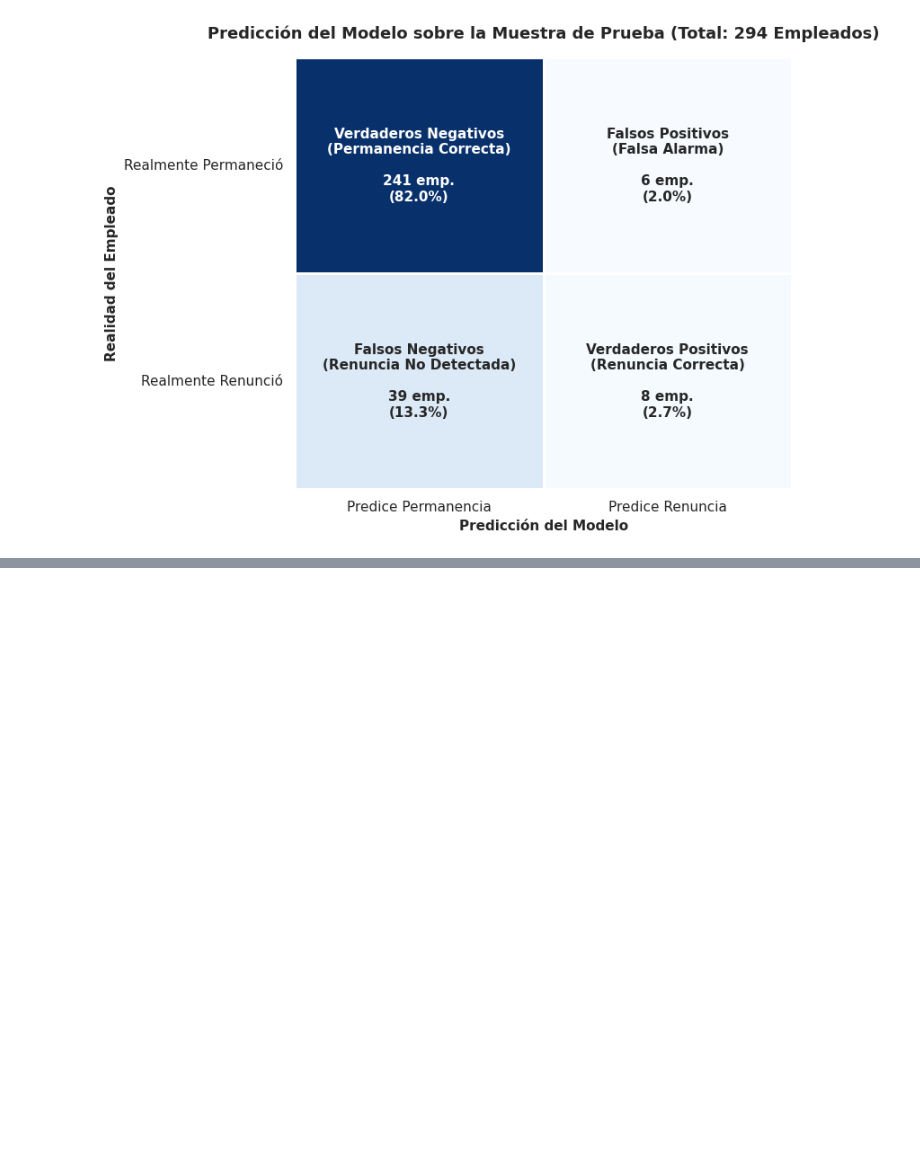
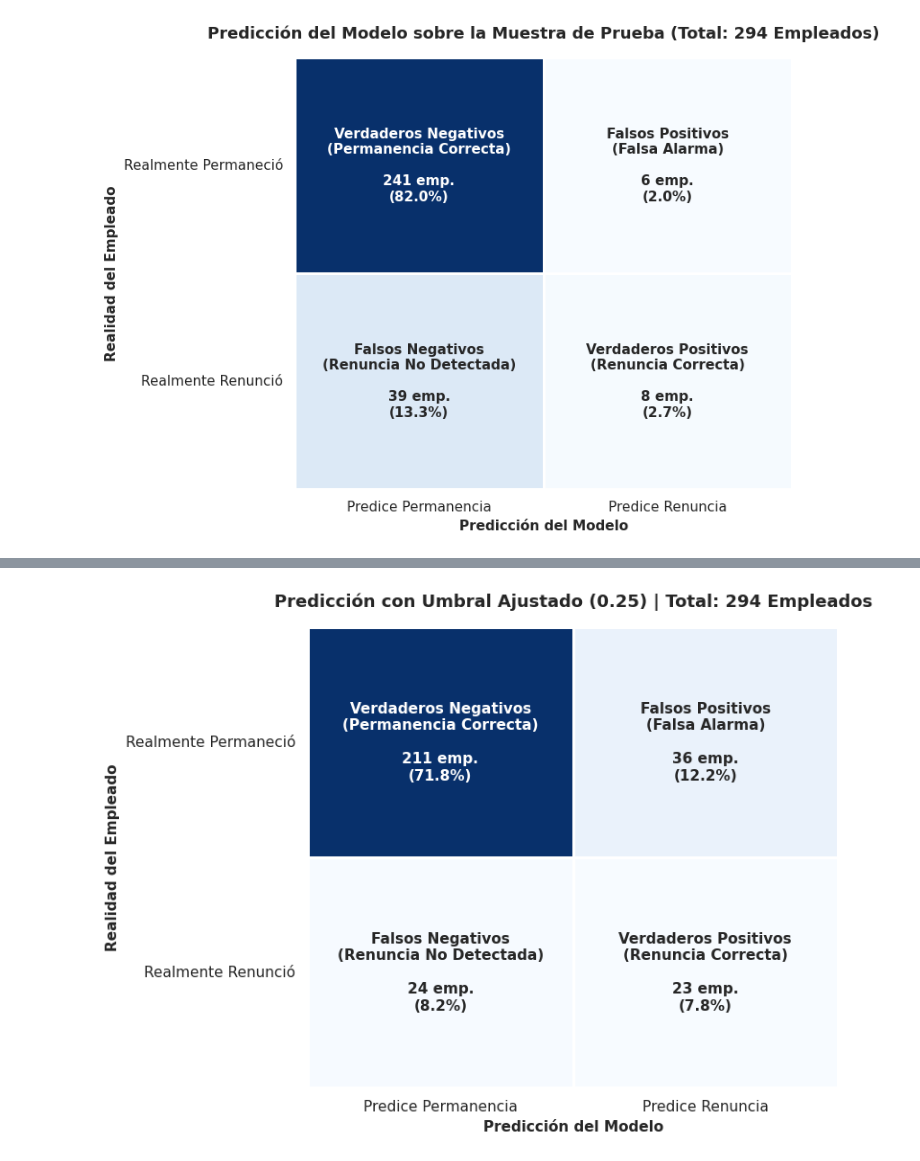
Before and after one commit to arieltunon74/Aprendizaje_Automatico_2026, a Jupyter notebook: Clase6/Notebooks/Clase_6__Video_Análisis_y_predicción_de_la_deserción_en_IBM_.ipynb, the cells around one changed output, grey strips where cells are left out. Saved outputs shown, nothing was run; the diff lists cells and outputs as text; code cells hidden in the pictures; blank space fills up the shorter version.

```diff
--- a/Clase6/Notebooks/Clase_6__Video_Análisis_y_predicción_de_la_deserción_en_IBM.ipynb
+++ b/Clase6/Notebooks/Clase_6__Video_Análisis_y_predicción_de_la_deserción_en_IBM_.ipynb
@@ -990,0 +1219,81 @@ plt.show()
+# %%
+import matplotlib.pyplot as plt
+import numpy as np
+import seaborn as sns
+from sklearn.metrics import confusion_matrix
+
+# ==========================================
+# 1. GENERAR PREDICCIONES CON EL NUEVO UMBRAL
+# ==========================================
+UMBRAL = 0.25  # Umbral personalizado para optimizar el Recall
+
+# Obtener las probabilidades predichas para la clase positiva (Attrition = 1)
+y_probs_logreg = model.predict_proba(X_test)[:, 1]
+
+# Aplicar la condición según el nuevo umbral
+y_pred_logreg_umbral = (y_probs_logreg >= UMBRAL).astype(int)
+
+# Calcular la matriz de confusión ajustada
+cm = confusion_matrix(y_test, y_pred_logreg_umbral)
+
+# ==========================================
+# 2. CONFIGURACIÓN DEL GRÁFICO
+# ==========================================
+plt.figure(figsize=(8, 6))
+sns.set_theme(style="whitegrid")
+
+group_names = [
+    "Verdaderos Negativos\n(Permanencia Correcta)",
+    "Falsos Positivos\n(Falsa Alarma)",
+    "Falsos Negativos\n(Renuncia No Detectada)",
+    "Verdaderos Positivos\n(Renuncia Correcta)",
+]
+
+# Conteos y Porcentajes actualizados sobre el total de la muestra
+total_muestras = np.sum(cm)
+group_counts = [f"{value}" for value in cm.flatten()]
+group_percentages = [f"{value / total_muestras:.1%}" for value in cm.flatten()]
+
+# Formatear etiquetas internas del mapa de calor
+labels = [
+    f"{v1}\n\n{v2} emp.\n({v3})"
+    for v1, v2, v3 in zip(group_names, group_counts, group_percentages)
+]
+labels = np.asarray(labels).reshape(2, 2)
+
+# ==========================================
+# 3. DIBUJAR HEATMAP CON EL NUEVO UMBRAL
+# ==========================================
+sns.heatmap(
+    cm,
+    annot=labels,
+    fmt="",
+    cmap="Blues",
+    cbar=False,
+    linewidths=2,
+    linecolor="white",
+    annot_kws={"size": 11, "weight": "bold"},
+)
+
+# Títulos y ejes dinámicos
+plt.title(
+    f"Predicción con Umbral Ajustado ({UMBRAL}) | Total: {total_muestras} Empleados",
+    fontsize=13,
+    fontweight="bold",
+    pad=15,
+)
+plt.xlabel("Predicción del Modelo", fontsize=11, fontweight="bold")
+plt.ylabel("Realidad del Empleado", fontsize=11, fontweight="bold")
+plt.xticks(
+    ticks=[0.5, 1.5], labels=["Predice Permanencia", "Predice Renuncia"]
+)
+plt.yticks(
+    ticks=[0.5, 1.5],
+    labels=["Realmente Permaneció", "Realmente Renunció"],
+    rotation=0,
+)
+
+plt.tight_layout()
+plt.show()
+# %% [output]
+[figure, added]
```
Also changed, not shown: parts of 13 cells of this notebook.
